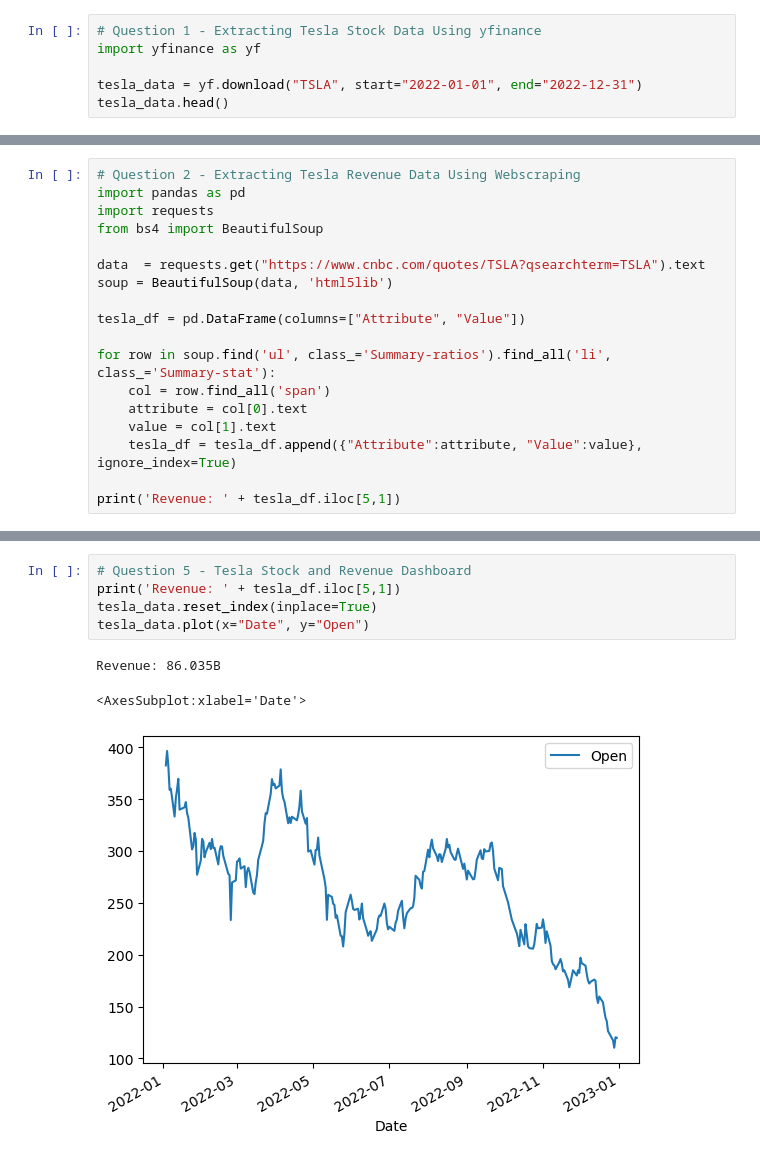
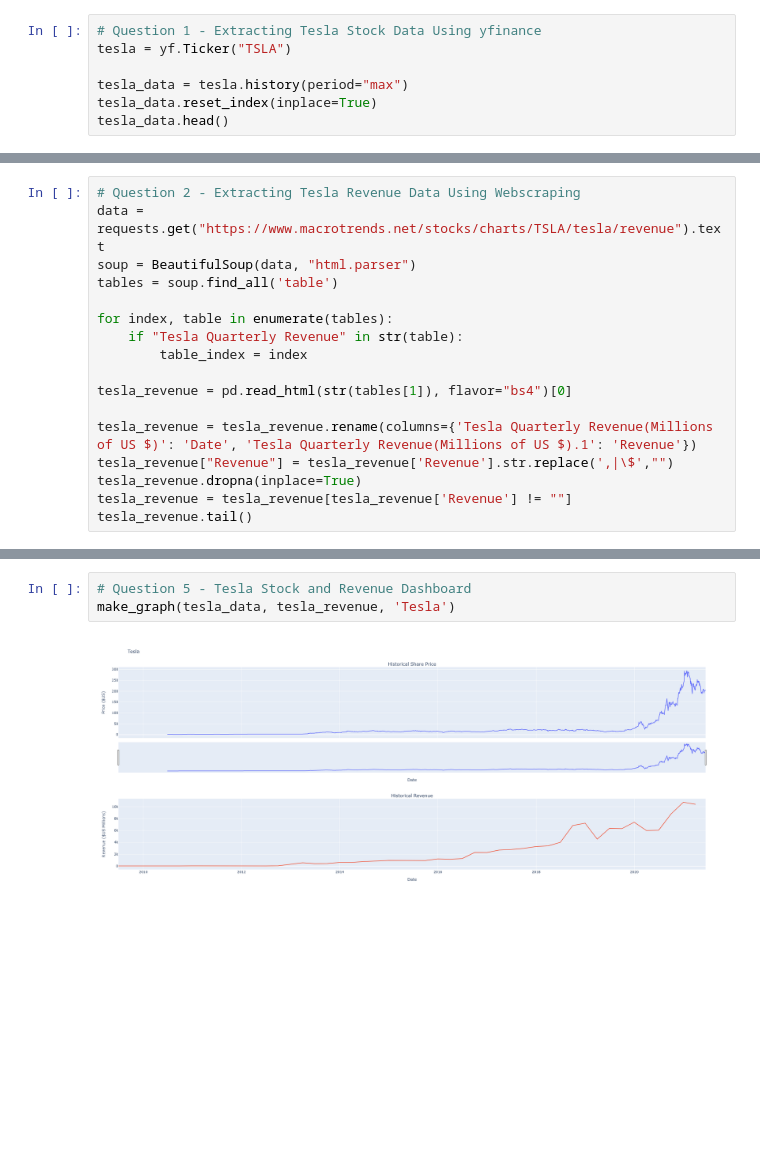
Before and after one commit to Sharkowsky/stockplayground, a Jupyter notebook: Tesla&GameStop.ipynb, the cells around one changed output, grey strips where cells are left out. Cells and saved outputs as stored; diff of their text form; blank space fills up the shorter version.

```diff
--- a/Tesla&GameStop.ipynb
+++ b/Tesla&GameStop.ipynb
@@ -26,7 +51,8 @@ Requirement already satisfied: lxml==4.6.4 in /home/jupyterlab/conda/envs/python
 # %%
 # Question 1 - Extracting Tesla Stock Data Using yfinance
-import yfinance as yf
+tesla = yf.Ticker("TSLA")
 
-tesla_data = yf.download("TSLA", start="2022-01-01", end="2022-12-31")
+tesla_data = tesla.history(period="max")
+tesla_data.reset_index(inplace=True)
 tesla_data.head()
 # %% [output]
@@ -41,19 +65,18 @@ tesla_data.head()
 # %%
 # Question 2 - Extracting Tesla Revenue Data Using Webscraping
-import pandas as pd
-import requests
-from bs4 import BeautifulSoup
+data = requests.get("https://www.macrotrends.net/stocks/charts/TSLA/tesla/revenue").text
+soup = BeautifulSoup(data, "html.parser")
+tables = soup.find_all('table')
 
-data  = requests.get("https://www.cnbc.com/quotes/TSLA?qsearchterm=TSLA").text
-soup = BeautifulSoup(data, 'html5lib')
+for index, table in enumerate(tables):
+    if "Tesla Quarterly Revenue" in str(table):
+        table_index = index
 
-tesla_df = pd.DataFrame(columns=["Attribute", "Value"])
+tesla_revenue = pd.read_html(str(tables[1]), flavor="bs4")[0]
 
-for row in soup.find('ul', class_='Summary-ratios').find_all('li', class_='Summary-stat'):
-    col = row.find_all('span')
-    attribute = col[0].text
-    value = col[1].text
-    tesla_df = tesla_df.append({"Attribute":attribute, "Value":value}, ignore_index=True)
-
-print('Revenue: ' + tesla_df.iloc[5,1])
+tesla_revenue = tesla_revenue.rename(columns={'Tesla Quarterly Revenue(Millions of US $)': 'Date', 'Tesla Quarterly Revenue(Millions of US $).1': 'Revenue'})
+tesla_revenue["Revenue"] = tesla_revenue['Revenue'].str.replace(',|\$',"")
+tesla_revenue.dropna(inplace=True)
+tesla_revenue = tesla_revenue[tesla_revenue['Revenue'] != ""]
+tesla_revenue.tail()
 # %% [output]
@@ -96,11 +125,7 @@ Revenue: 5.927B
 # %%
 # Question 5 - Tesla Stock and Revenue Dashboard
-print('Revenue: ' + tesla_df.iloc[5,1])
-tesla_data.reset_index(inplace=True)
-tesla_data.plot(x="Date", y="Open")
+make_graph(tesla_data, tesla_revenue, 'Tesla')
 # %% [output]
-Revenue: 86.035B
-<AxesSubplot:xlabel='Date'>
-[figure, old version]
+[figure, new version]
 # %%
 # Question 6 - GameStop Stock and Revenue Dashboard
```
Also changed, not shown: parts of 8 cells of this notebook, 6 other files.
